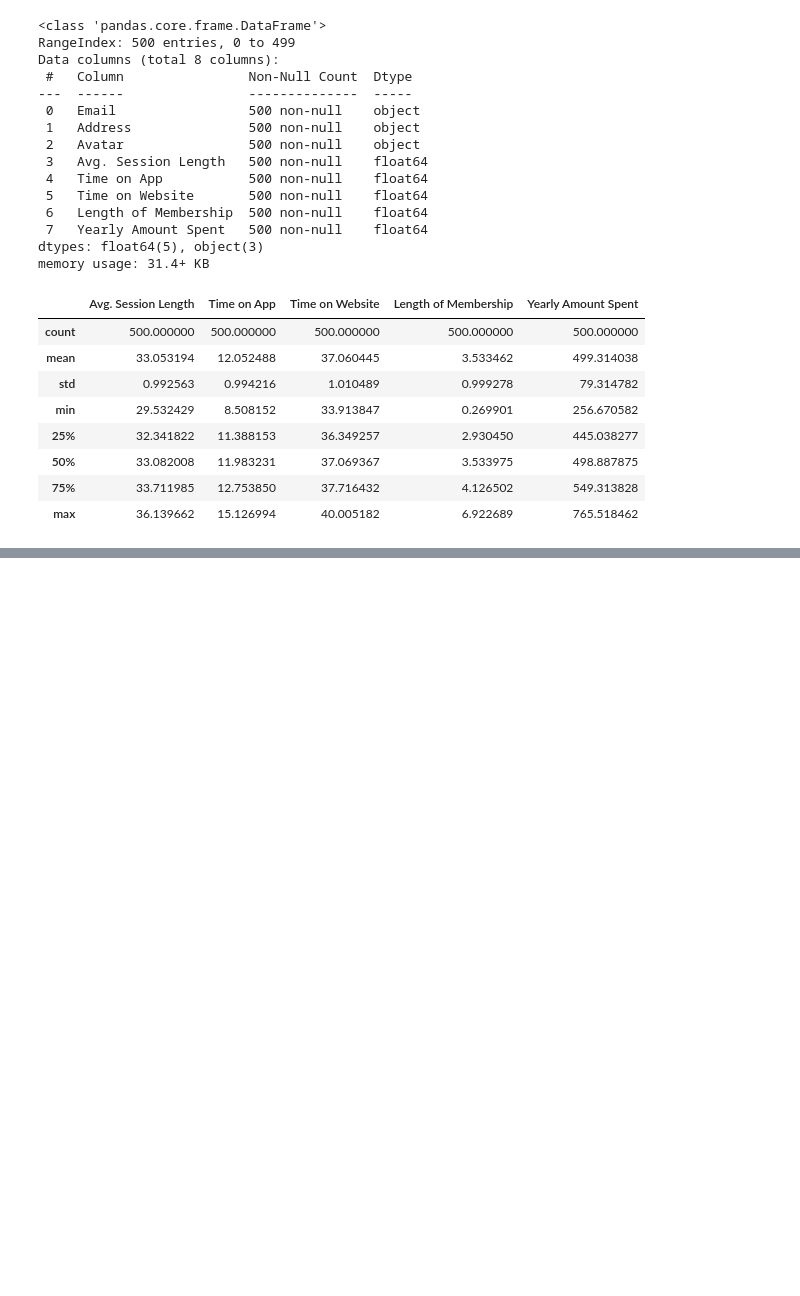
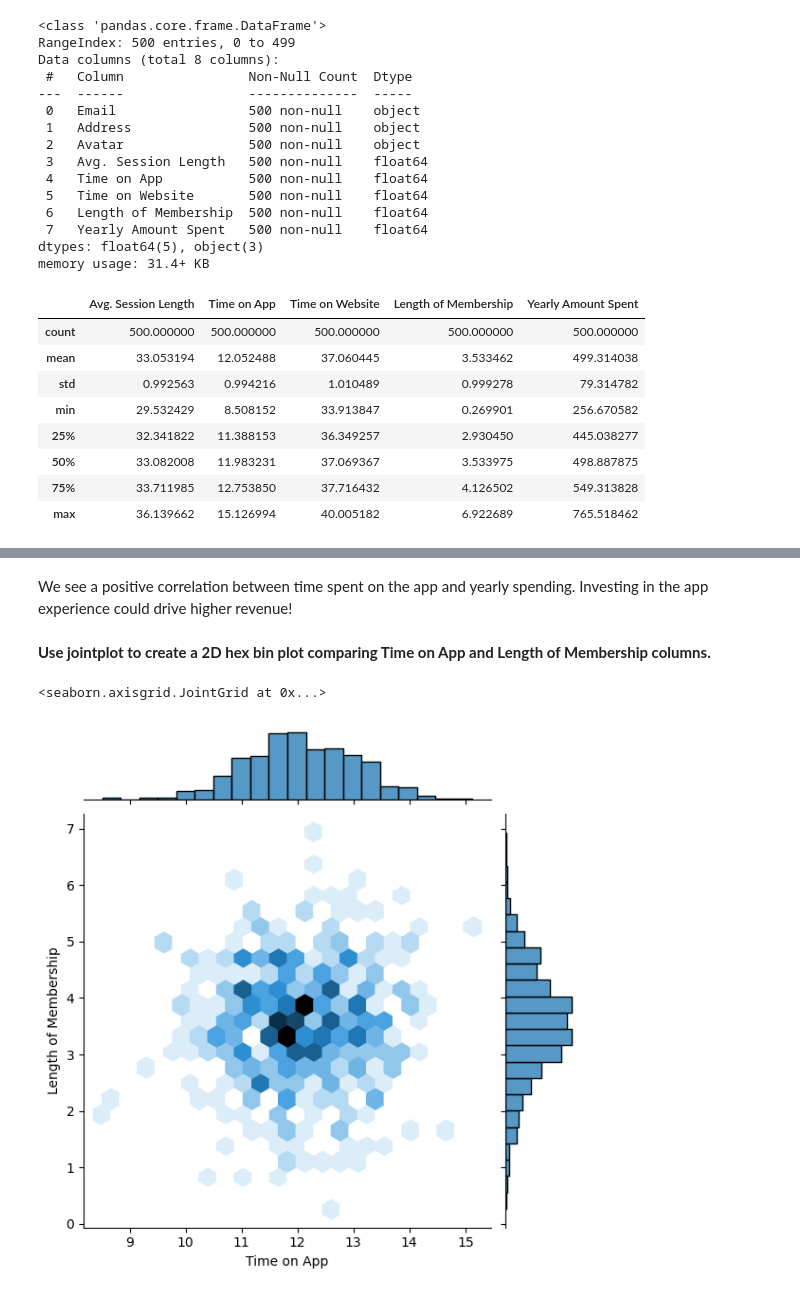
Before and after one commit to ranjansinghds/linear-regression-project-SL, a Jupyter notebook: linear_regression_project.ipynb, the cells around one changed output, grey strips where cells are left out. Drawn from its saved outputs; the diff is of its cells as text; code cells hidden in the pictures; blank space fills up the shorter version.

```diff
--- a/linear_regression_project.ipynb
+++ b/linear_regression_project.ipynb
@@ -84,0 +104,9 @@ customers.describe()
+# %% [markdown]
+We see a positive correlation between time spent on the app and yearly spending. Investing in the app experience could drive higher revenue!
+# %% [markdown]
+**Use jointplot to create a 2D hex bin plot comparing Time on App and Length of Membership columns.**
+# %%
+sns.jointplot(data=customers, x='Time on App', y='Length of Membership', kind='hex')
+# %% [output]
+<seaborn.axisgrid.JointGrid at 0x...>
+[figure, added]
```
Also changed, not shown: parts of 17 cells of this notebook.
